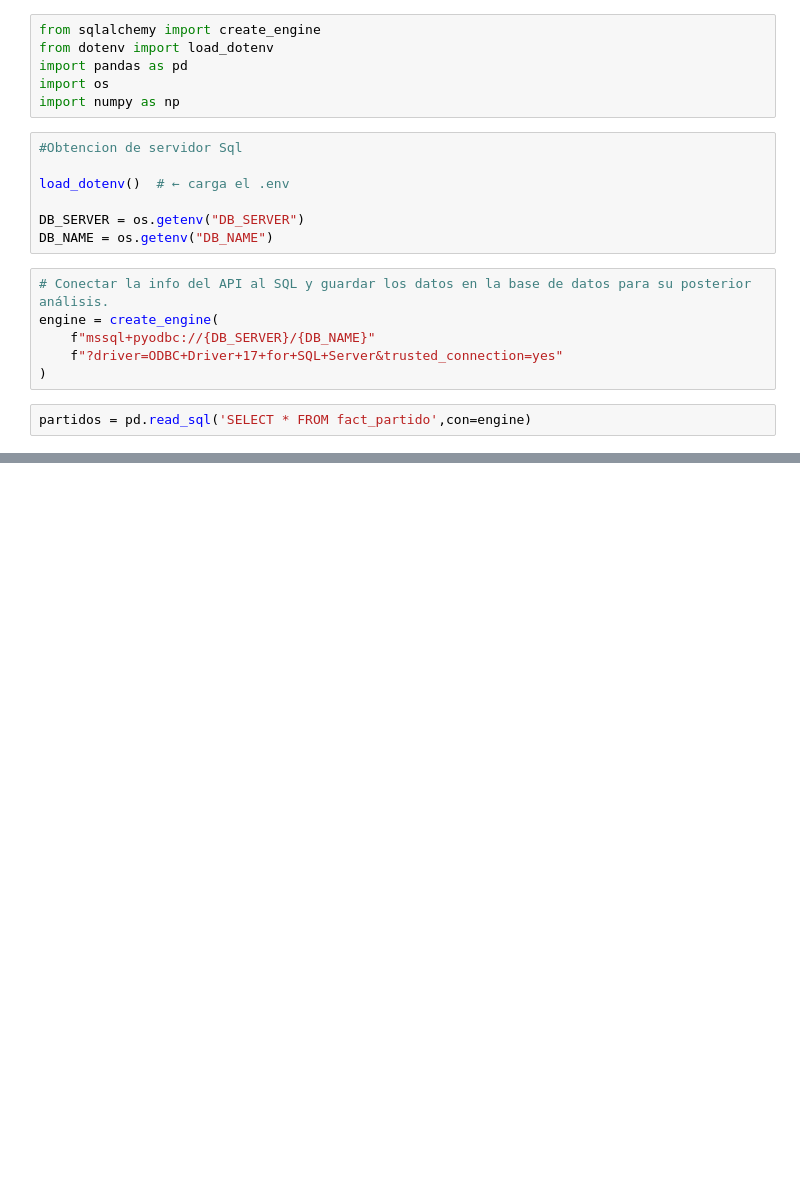
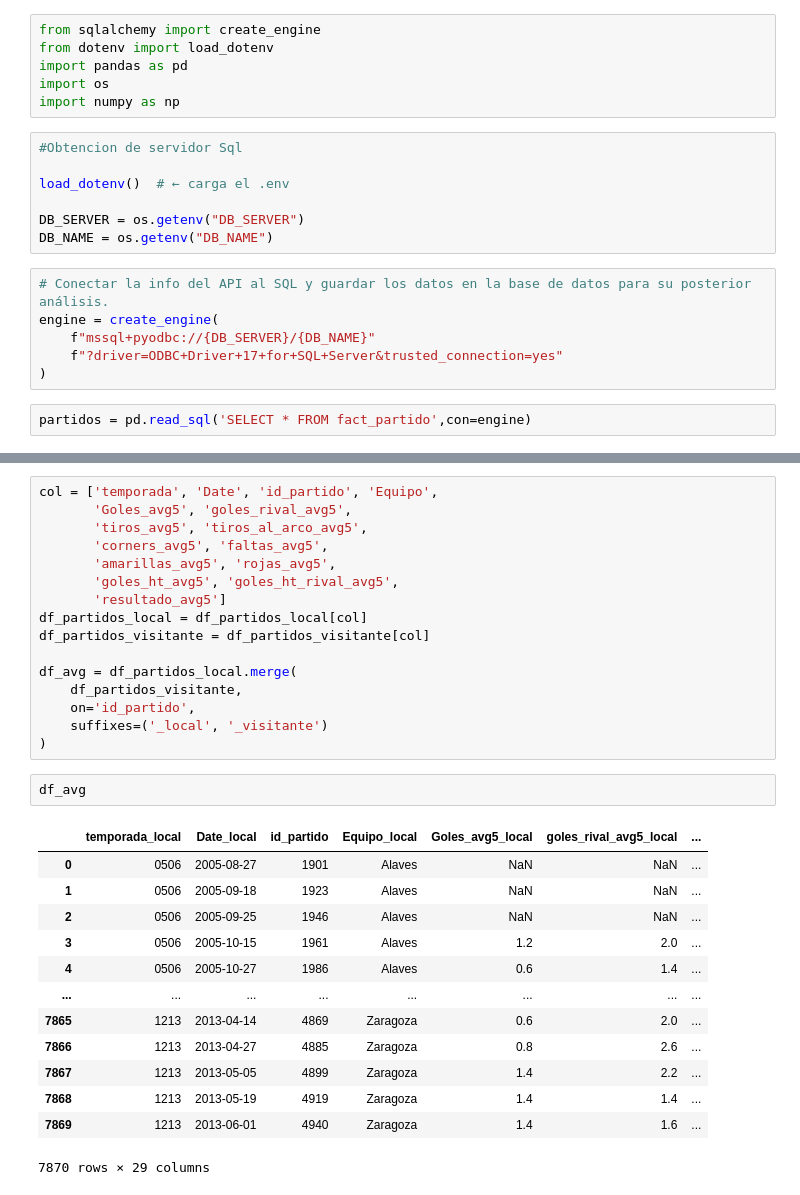
Before and after one commit to geraldb1/AnalisisFutbol, a Jupyter notebook: Script/04_FeatureEngineering.ipynb, the cells around one changed output, grey strips where cells are left out. Cells and saved outputs as stored; diff of their text form; blank space fills up the shorter version.

```diff
--- a/Script/04_FeatureEngineering.ipynb
+++ b/Script/04_FeatureEngineering.ipynb
@@ -23,0 +145,32 @@ partidos
+# %%
+col = ['temporada', 'Date', 'id_partido', 'Equipo',
+       'Goles_avg5', 'goles_rival_avg5',
+       'tiros_avg5', 'tiros_al_arco_avg5',
+       'corners_avg5', 'faltas_avg5',
+       'amarillas_avg5', 'rojas_avg5',
+       'goles_ht_avg5', 'goles_ht_rival_avg5',
+       'resultado_avg5']
+df_partidos_local = df_partidos_local[col]
+df_partidos_visitante = df_partidos_visitante[col]
+
+df_avg = df_partidos_local.merge(
+    df_partidos_visitante,
+    on='id_partido',
+    suffixes=('_local', '_visitante')
+)
+# %%
+df_avg
+# %% [output]
+|  | temporada_local | Date_local | id_partido | Equipo_local | Goles_avg5_local | goles_rival_avg5_local | ... |
+| 0 | 0506 | 2005-08-27 | 1901 | Alaves | NaN | NaN | ... |
+| 1 | 0506 | 2005-09-18 | 1923 | Alaves | NaN | NaN | ... |
+| 2 | 0506 | 2005-09-25 | 1946 | Alaves | NaN | NaN | ... |
+| 3 | 0506 | 2005-10-15 | 1961 | Alaves | 1.2 | 2.0 | ... |
+| 4 | 0506 | 2005-10-27 | 1986 | Alaves | 0.6 | 1.4 | ... |
+| ... | ... | ... | ... | ... | ... | ... | ... |
+| 7865 | 1213 | 2013-04-14 | 4869 | Zaragoza | 0.6 | 2.0 | ... |
+| 7866 | 1213 | 2013-04-27 | 4885 | Zaragoza | 0.8 | 2.6 | ... |
+| 7867 | 1213 | 2013-05-05 | 4899 | Zaragoza | 1.4 | 2.2 | ... |
+| 7868 | 1213 | 2013-05-19 | 4919 | Zaragoza | 1.4 | 1.4 | ... |
+| 7869 | 1213 | 2013-06-01 | 4940 | Zaragoza | 1.4 | 1.6 | ... |
+7870 rows × 29 columns
```
Also changed, not shown: parts of 21 cells of this notebook.
